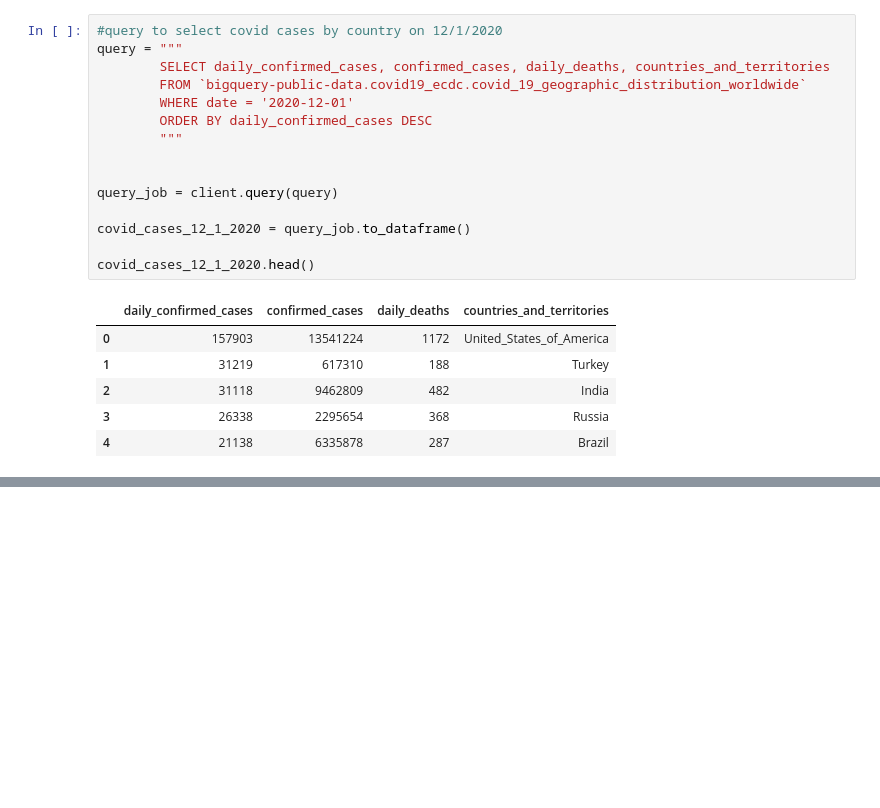
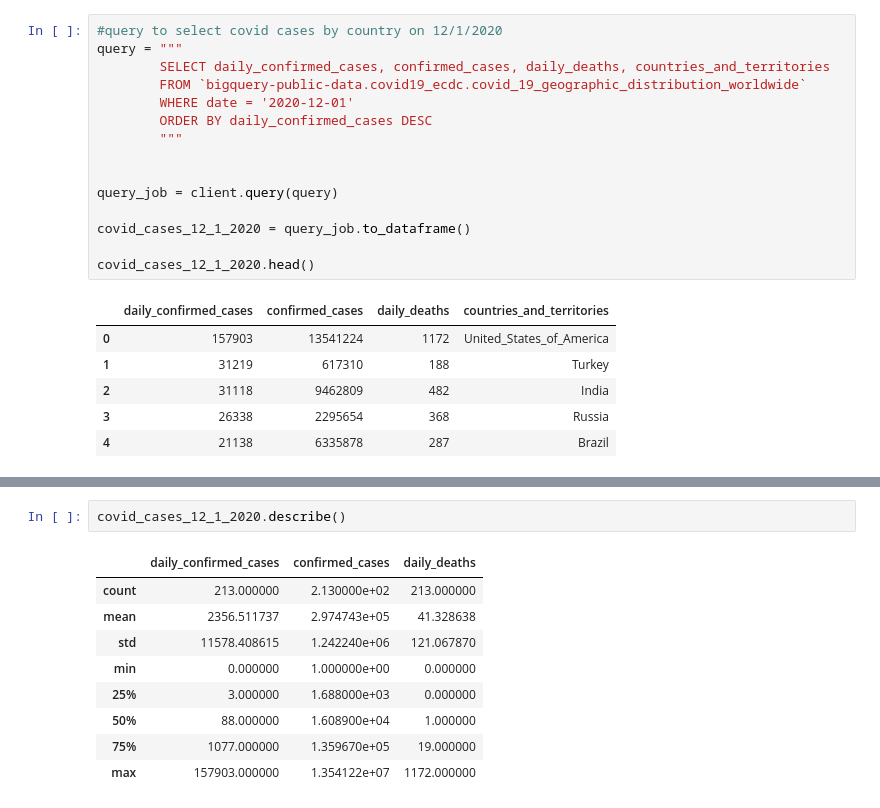
Before and after one commit to jordan-maulino/covid_data, a Jupyter notebook: covid_data.ipynb, the cells around one changed output, grey strips where cells are left out. Drawn from its saved outputs; the diff is of its cells as text; blank space fills up the shorter version.

```diff
--- a/covid_data.ipynb
+++ b/covid_data.ipynb
@@ -69,0 +112,12 @@ covid_cases_12_1_2020.head()
+# %%
+covid_cases_12_1_2020.describe()
+# %% [output]
+|  | daily_confirmed_cases | confirmed_cases | daily_deaths |
+| count | 213.000000 | 2.130000e+02 | 213.000000 |
+| mean | 2356.511737 | 2.974743e+05 | 41.328638 |
+| std | 11578.408615 | 1.242240e+06 | 121.067870 |
+| min | 0.000000 | 1.000000e+00 | 0.000000 |
+| 25% | 3.000000 | 1.688000e+03 | 0.000000 |
+| 50% | 88.000000 | 1.608900e+04 | 1.000000 |
+| 75% | 1077.000000 | 1.359670e+05 | 19.000000 |
+| max | 157903.000000 | 1.354122e+07 | 1172.000000 |
```
Also changed, not shown: parts of 10 cells of this notebook.
